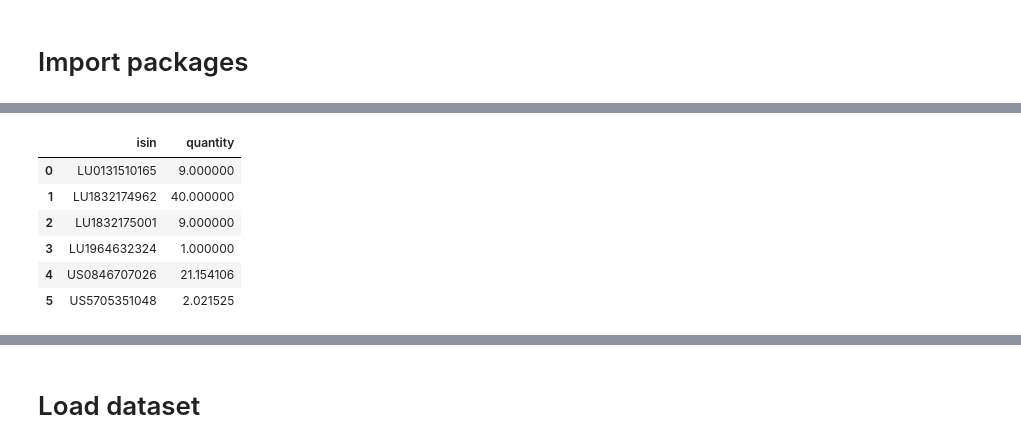
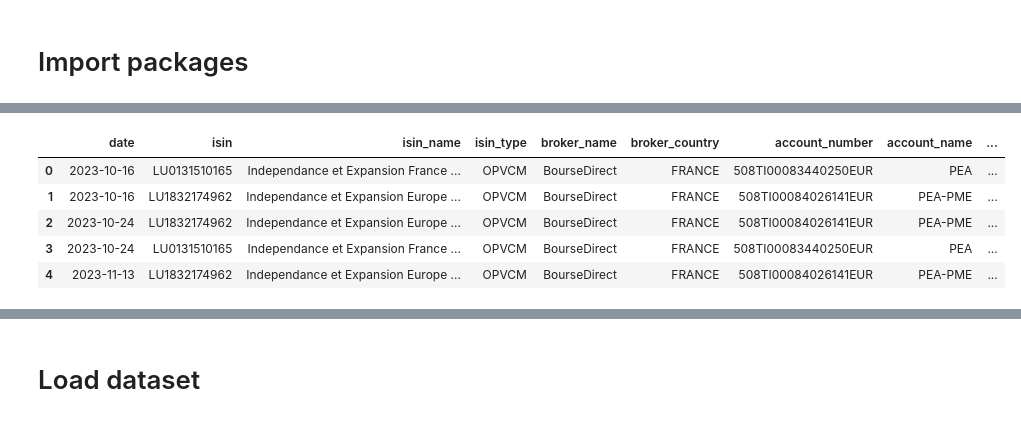
Before and after one commit to ahmedaao/dashboard-listing-securities, a Jupyter notebook: notebooks/1.0-initial-data-exploration.ipynb, the cells around one changed output, grey strips where cells are left out. Cells and saved outputs as stored; diff of their text form; code cells hidden in the pictures.

```diff
--- a/notebooks/1.0-initial-data-exploration.ipynb
+++ b/notebooks/1.0-initial-data-exploration.ipynb
@@ -44,11 +46,5 @@ src.transform.by_aggregation.sum_by_attribute("isin", df_attribute)
-# %%
-groupby_isin = df_attribute.groupby('isin')['quantity'].sum().reset_index()
-groupby_isin
-# %% [output]
-|  | isin | quantity |
-| 0 | LU0131510165 | 9.000000 |
-| 1 | LU1832174962 | 40.000000 |
-| 2 | LU1832175001 | 9.000000 |
-| 3 | LU1964632324 | 1.000000 |
-| 4 | US0846707026 | 21.154106 |
-| 5 | US5705351048 | 2.021525 |
+# %%
+dict_transactions = extract.all_attributes(DB_FILE)
+df_transactions = pd.DataFrame(dict_transactions)
+df_transactions.head()
+# %% [output]
@@ -54,0 +52,6 @@ groupby_isin
+|  | date | isin | isin_name | isin_type | broker_name | broker_country | account_number | account_name | ... |
+| 0 | 2023-10-16 | LU0131510165 | Independance et Expansion France ... | OPVCM | BourseDirect | FRANCE | 508TI00083440250EUR | PEA | ... |
+| 1 | 2023-10-16 | LU1832174962 | Independance et Expansion Europe ... | OPVCM | BourseDirect | FRANCE | 508TI00084026141EUR | PEA-PME | ... |
+| 2 | 2023-10-24 | LU1832174962 | Independance et Expansion Europe ... | OPVCM | BourseDirect | FRANCE | 508TI00084026141EUR | PEA-PME | ... |
+| 3 | 2023-10-24 | LU0131510165 | Independance et Expansion France ... | OPVCM | BourseDirect | FRANCE | 508TI00083440250EUR | PEA | ... |
+| 4 | 2023-11-13 | LU1832174962 | Independance et Expansion Europe ... | OPVCM | BourseDirect | FRANCE | 508TI00084026141EUR | PEA-PME | ... |
```
Also changed, not shown: parts of 19 cells of this notebook, 13 other files.
